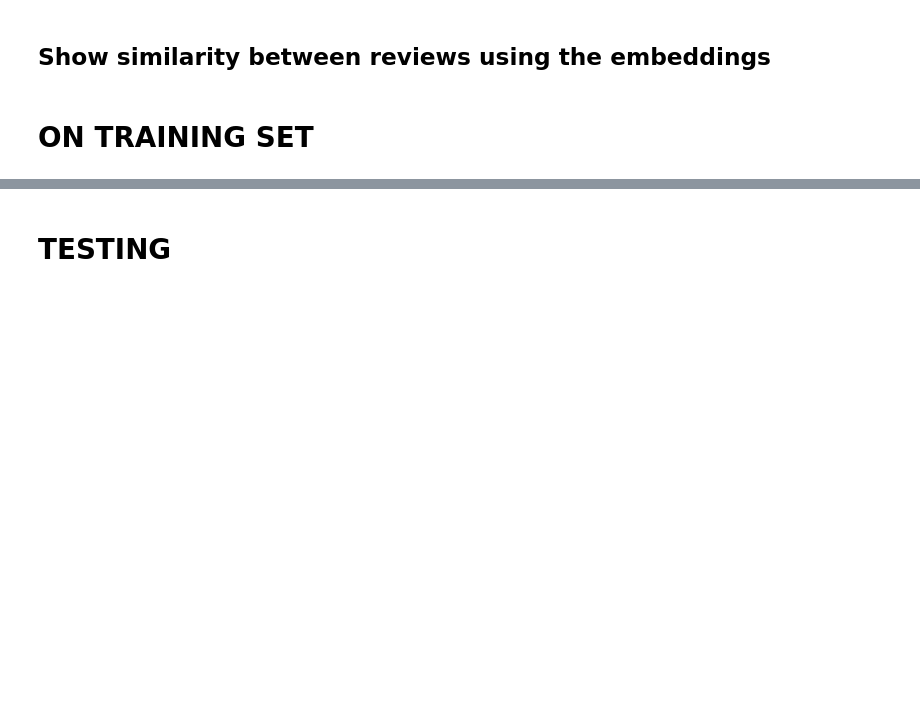
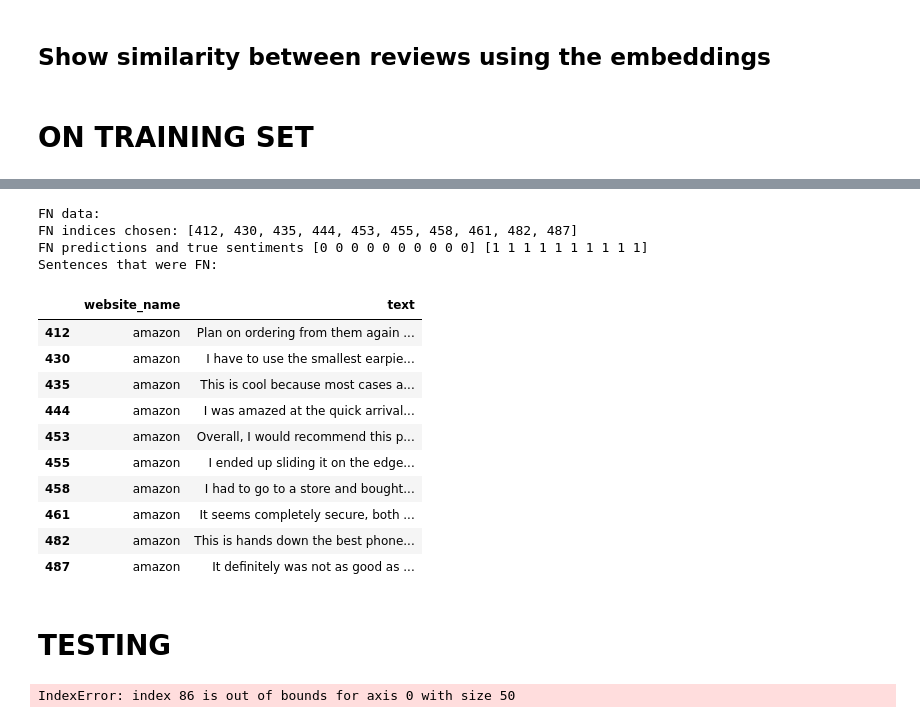
Before and after one commit to juliewanglan/Project-A, a Jupyter notebook: notebooks/BERT_Round3.ipynb, the cells around one changed output, grey strips where cells are left out. Cells and saved outputs as stored; diff of their text form; code cells hidden in the pictures; blank space fills up the shorter version.

```diff
--- a/notebooks/BERT_Round3.ipynb
+++ b/notebooks/BERT_Round3.ipynb
@@ -61,3 +152,30 @@ Optimal number of neighbors: 83
+# %%
+va_idx_FN = FN[0:10]
+va_sent_predict_FN = yhat_pred[va_idx_FN]
+va_sent_true_FN = y_train_values[va_idx_FN]
+FN_styled_df = x_train_df.iloc[va_idx_FN].style.set_properties(**{'text_align': 'right'})
+
+print("FN data:")
+print("FN indices chosen:", va_idx_FN)
+print("FN predictions and true sentiments", va_sent_predict_FN, va_sent_true_FN)
+print("Sentences that were FN: \n")
+FN_styled_df
+# %% [output]
+FN data:
+FN indices chosen: [412, 430, 435, 444, 453, 455, 458, 461, 482, 487]
+FN predictions and true sentiments [0 0 0 0 0 0 0 0 0 0] [1 1 1 1 1 1 1 1 1 1]
+Sentences that were FN:
+|  | website_name | text |
+| 412 | amazon | Plan on ordering from them again ... |
+| 430 | amazon | I have to use the smallest earpie... |
+| 435 | amazon | This is cool because most cases a... |
+| 444 | amazon | I was amazed at the quick arrival... |
+| 453 | amazon | Overall, I would recommend this p... |
+| 455 | amazon | I ended up sliding it on the edge... |
+| 458 | amazon | I had to go to a store and bought... |
+| 461 | amazon | It seems completely secure, both ... |
+| 482 | amazon | This is hands down the best phone... |
+| 487 | amazon | It definitely was not as good as ... |
 # %% [markdown]
 # TESTING
 # %%
@@ -66,19 +184,15 @@ Optimal number of neighbors: 83
 # use K-nearest neighbors to find the 5 reviews that most closely resemble the query review
 # for test_id in range(len(x_train)):
 #     query_QF = tr_embeddings_ND[test_id][np.newaxis, :]
-knn = KNeighborsClassifier(neighbors[best_neighbors], weights='distance')
+knn = KNeighborsClassifier(best_neighbors, weights='distance')
 knn.fit(tr_embeddings_ND, y_train_df.values.ravel())
 
 yhat = knn.predict_proba(te_embeddings_ND)
-yhat_pred = list()
-for value in yhat[:, 1]:
-    if value < 0.5:
-        yhat_pred.append(0)
-    else:
-        yhat_pred.append(1)
 
 file = open("yproba1_test.txt", "w+")
-for value in yhat_pred:
+for value in yhat[:, 1]:
     line = str(value) + "\n"
     file.write(line)
 file.close()
+# %% [output]
+IndexError: index 86 is out of bounds for axis 0 with size 50
```
Also changed, not shown: parts of 4 cells of this notebook, 4 other files.
